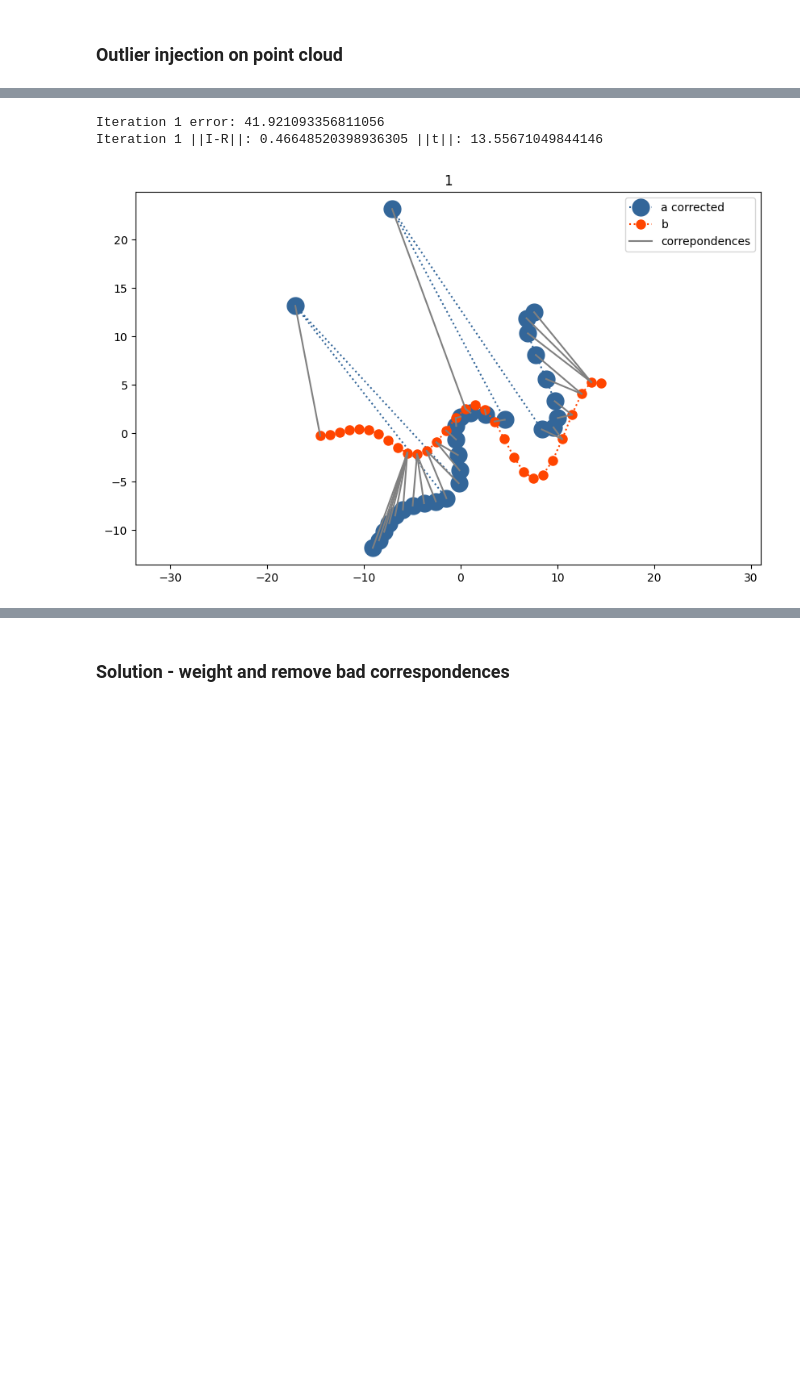
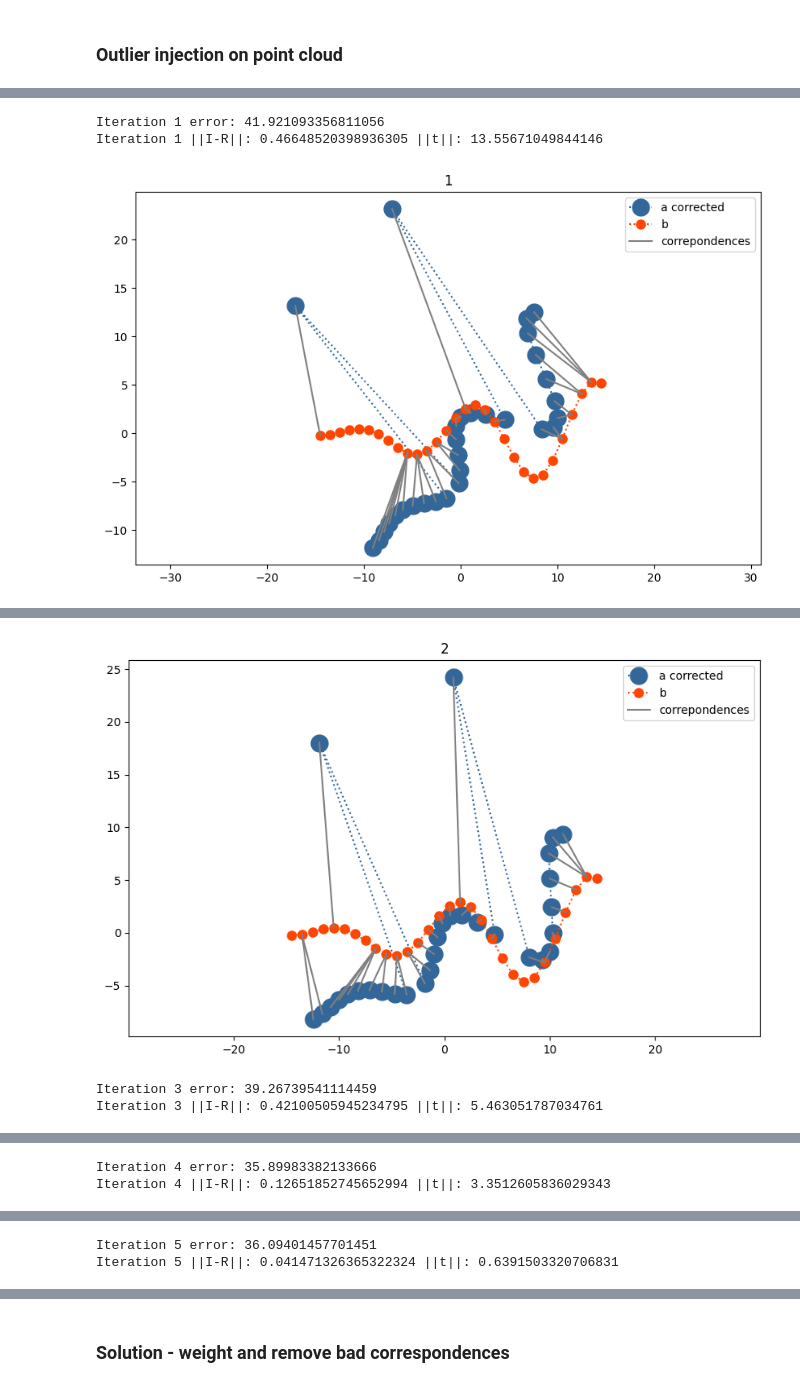
Before and after one commit to HumbertoDiego/lidar-experiments, a Jupyter notebook: Theory 2-IterativeClosestPoint.ipynb, the cells around one changed output, grey strips where cells are left out. Cells and saved outputs as stored; diff of their text form; code cells hidden in the pictures; blank space fills up the shorter version.

```diff
--- a/Theory 2-IterativeClosestPoint.ipynb
+++ b/Theory 2-IterativeClosestPoint.ipynb
@@ -585,40 +589,40 @@ time: 0 ns (started: 2024-11-15 17:23:58 -03:00)
 # %%
 ######### Make next iterations
-iteration+=1
-# shift point clouds to its centroid
-# reduced_data = np.delete(a_corrected, exclude_indices, axis=1)
-a_center = a_corrected.mean(axis=1).reshape((b.shape[0],1))
-a_centered = a_corrected - a_center
-# compute correspondeces with nearest neighboor
-correspondences = nearest_neighbor(a_centered, b_centered)
-# compute cross covariance matrix
-exclude_indices = []
-norms = [] # (A*)
-H = np.zeros((b.shape[0],b.shape[0]))
-for i, j, d in correspondences:
-  a_point = a_centered[:, [i]]
-  b_point = b_centered[:, [j]]
-  H += b_point.dot(a_point.T)
-# SVD decomposition
-U, S, V_T = np.linalg.svd(H)
-R_found = U.dot(V_T)
-t_found = b_center - R_found.dot(a_center)
-# stack transformations
-R = R_found.dot(R)
-t = t+t_found
-# Apply correction
-# a_corrected = R_found.dot(a_corrected) + t_found
-# or
-a_corrected = R.dot(a_bad) + t
-# get last erros
-error = np.linalg.norm(a_corrected - b)
-print(f"Iteration {iteration} error: {error}")
-print(f"Iteration {iteration} ||I-R||: {np.linalg.norm(np.eye(2)-R_found)} ||t||: {np.linalg.norm(t_found)}")
-errors.append(error)
+for iteration in range(1,14):
+  # shift point clouds to its centroid
+  # reduced_data = np.delete(a_corrected, exclude_indices, axis=1)
+  a_center = a_corrected.mean(axis=1).reshape((b.shape[0],1))
+  a_centered = a_corrected - a_center
+  # compute correspondeces with nearest neighboor
+  correspondences = nearest_neighbor(a_centered, b_centered)
+  # compute cross covariance matrix
+  exclude_indices = []
+  norms = [] # (A*)
+  H = np.zeros((b.shape[0],b.shape[0]))
+  for i, j, d in correspondences:
+    a_point = a_centered[:, [i]]
+    b_point = b_centered[:, [j]]
+    H += b_point.dot(a_point.T)
+  # SVD decomposition
+  U, S, V_T = np.linalg.svd(H)
+  R_found = U.dot(V_T)
+  t_found = b_center - R_found.dot(a_center)
+  # stack transformations
+  R = R_found.dot(R)
+  t = t+t_found
+  # Apply correction
+  # a_corrected = R_found.dot(a_corrected) + t_found
+  # or
+  a_corrected = R.dot(a_bad) + t
+  # get last erros
+  error = np.linalg.norm(a_corrected - b)
+  print(f"Iteration {iteration} error: {error}")
+  print(f"Iteration {iteration} ||I-R||: {np.linalg.norm(np.eye(2)-R_found)} ||t||: {np.linalg.norm(t_found)}")
+  errors.append(error)
 
-ax = plot_data(a_centered, b_centered, label_1='a corrected', label_2='b',markersize_1=15,title=f"{iteration}")
-draw_correspondeces(a_centered, b_centered, correspondences, ax)
-plt.show()
+  ax = plot_data(a_centered, b_centered, label_1='a corrected', label_2='b',markersize_1=15,title=f"{iteration}")
+  draw_correspondeces(a_centered, b_centered, correspondences, ax)
+  plt.show()
 # %% [output]
 Iteration 1 error: 41.921093356811056
 Iteration 1 ||I-R||: 0.46648520398936305 ||t||: 13.55671049844146
@@ -626,0 +632,3 @@ time: 235 ms (started: 2024-11-15 17:23:58 -03:00)
+[figure, added]
+Iteration 3 error: 39.26739541114459
+Iteration 3 ||I-R||: 0.42100505945234795 ||t||: 5.463051787034761
@@ -626,0 +636,2 @@ time: 235 ms (started: 2024-11-15 17:23:58 -03:00)
+Iteration 4 error: 35.89983382133666
+Iteration 4 ||I-R||: 0.12651852745652994 ||t||: 3.3512605836029343
@@ -626,0 +639,2 @@ time: 235 ms (started: 2024-11-15 17:23:58 -03:00)
+Iteration 5 error: 36.09401457701451
+Iteration 5 ||I-R||: 0.041471326365322324 ||t||: 0.6391503320706831
```
Also changed, not shown: parts of 19 cells of this notebook.
